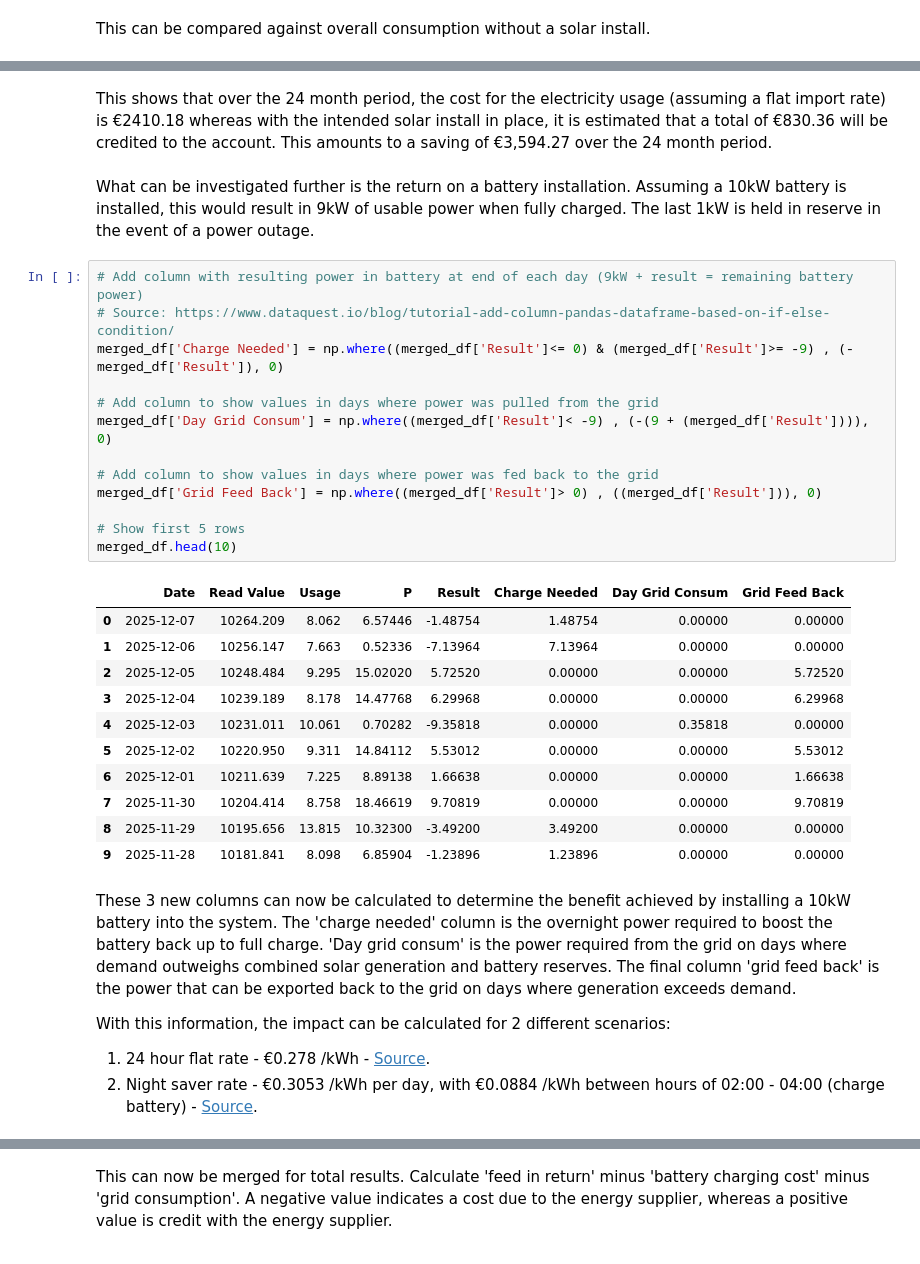
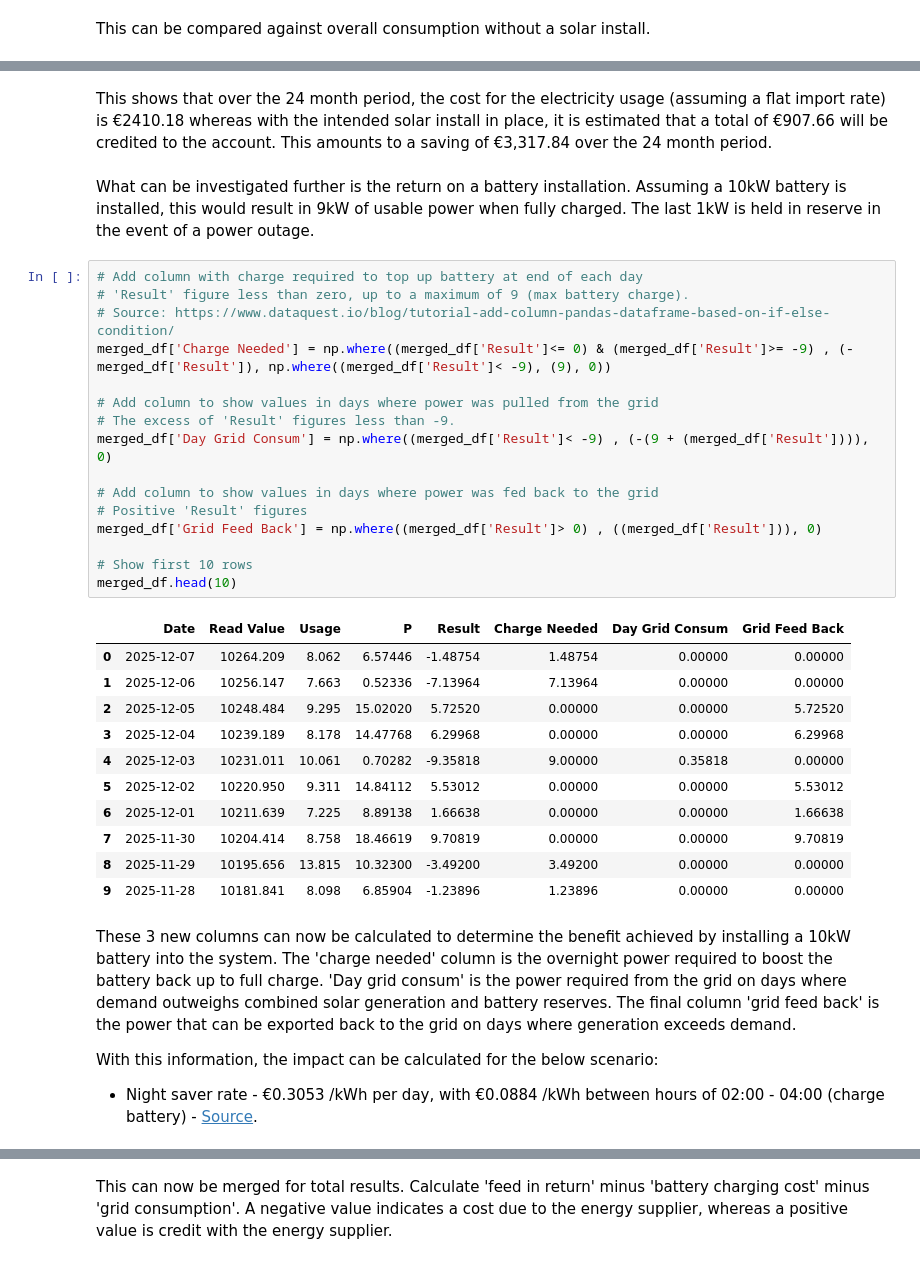
Before and after one commit to danielfinnerty/PFDA, a Jupyter notebook: project/solar_assessment.ipynb, the cells around one changed output, grey strips where cells are left out. Cells and saved outputs as stored; diff of their text form.

Commit message:
Minor tweaks to solar_assessment.ipynb

```diff
--- a/project/solar_assessment.ipynb
+++ b/project/solar_assessment.ipynb
@@ -1169,29 +1164,32 @@ The total electricity import cost over the 24 months without solar is € 2410.1
 The electricity import cost from Dec 1st 2023 to Nov 30th 2024 is € 1271.22
 and the electricity import cost from Dec 1st 2024 to Nov 30th 2025 is € 1138.97
 # %% [markdown]
-This shows that over the 24 month period, the cost for the electricity usage (assuming a flat import rate) is €2410.18 whereas with the intended solar install in place, it is estimated that a total of €830.36 will be credited to the account. This amounts to a saving of €3,594.27 over the 24 month period.
+This shows that over the 24 month period, the cost for the electricity usage (assuming a flat import rate) is €2410.18 whereas with the intended solar install in place, it is estimated that a total of €907.66 will be credited to the account. This amounts to a saving of €3,317.84 over the 24 month period.
 # %% [markdown]
 What can be investigated further is the return on a battery installation. Assuming a 10kW battery is installed, this would result in 9kW of usable power when fully charged. The last 1kW is held in reserve in the event of a power outage.
 # %%
-# Add column with resulting power in battery at end of each day (9kW + result = remaining battery power)
+# Add column with charge required to top up battery at end of each day
+# 'Result' figure less than zero, up to a maximum of 9 (max battery charge).
 # Source: https://www.dataquest.io/blog/tutorial-add-column-pandas-dataframe-based-on-if-else-condition/
-merged_df['Charge Needed'] = np.where((merged_df['Result']<= 0) & (merged_df['Result']>= -9) , (-merged_df['Result']), 0)
+merged_df['Charge Needed'] = np.where((merged_df['Result']<= 0) & (merged_df['Result']>= -9) , (-merged_df['Result']), np.where((merged_df['Result']< -9), (9), 0))
 
 # Add column to show values in days where power was pulled from the grid
+# The excess of 'Result' figures less than -9.
 merged_df['Day Grid Consum'] = np.where((merged_df['Result']< -9) , (-(9 + (merged_df['Result']))), 0)
 
 # Add column to show values in days where power was fed back to the grid
+# Positive 'Result' figures
 merged_df['Grid Feed Back'] = np.where((merged_df['Result']> 0) , ((merged_df['Result'])), 0)
 
-# Show first 5 rows
+# Show first 10 rows
 merged_df.head(10)
 # %% [output]
 |  | Date | Read Value | Usage | P | Result | Charge Needed | Day Grid Consum | Grid Feed Back |
 | 0 | 2025-12-07 | 10264.209 | 8.062 | 6.57446 | -1.48754 | 1.48754 | 0.00000 | 0.00000 |
 | 1 | 2025-12-06 | 10256.147 | 7.663 | 0.52336 | -7.13964 | 7.13964 | 0.00000 | 0.00000 |
 | 2 | 2025-12-05 | 10248.484 | 9.295 | 15.02020 | 5.72520 | 0.00000 | 0.00000 | 5.72520 |
 | 3 | 2025-12-04 | 10239.189 | 8.178 | 14.47768 | 6.29968 | 0.00000 | 0.00000 | 6.29968 |
-| 4 | 2025-12-03 | 10231.011 | 10.061 | 0.70282 | -9.35818 | 0.00000 | 0.35818 | 0.00000 |
+| 4 | 2025-12-03 | 10231.011 | 10.061 | 0.70282 | -9.35818 | 9.00000 | 0.35818 | 0.00000 |
 | 5 | 2025-12-02 | 10220.950 | 9.311 | 14.84112 | 5.53012 | 0.00000 | 0.00000 | 5.53012 |
 | 6 | 2025-12-01 | 10211.639 | 7.225 | 8.89138 | 1.66638 | 0.00000 | 0.00000 | 1.66638 |
 | 7 | 2025-11-30 | 10204.414 | 8.758 | 18.46619 | 9.70819 | 0.00000 | 0.00000 | 9.70819 |
@@ -1200,7 +1198,6 @@ merged_df.head(10)
 # %% [markdown]
 These 3 new columns can now be calculated to determine the benefit achieved by installing a 10kW battery into the system. The 'charge needed' column is the overnight power required to boost the battery back up to full charge. 'Day grid consum' is the power required from the grid on days where demand outweighs combined solar generation and battery reserves. The final column 'grid feed back' is the power that can be exported back to the grid on days where generation exceeds demand.
 
-With this information, the impact can be calculated for 2 different scenarios:
-1. 24 hour flat rate - €0.278 /kWh - [Source](https://www.electricireland.ie/switch/new-customer/price-plans?priceType=E).
-2. Night saver rate - €0.3053 /kWh per day, with €0.0884 /kWh between hours of 02:00 - 04:00 (charge battery) - [Source](https://www.electricireland.ie/switch/new-customer/price-plans?priceType=E).
+With this information, the impact can be calculated for the below scenario:
+- Night saver rate - €0.3053 /kWh per day, with €0.0884 /kWh between hours of 02:00 - 04:00 (charge battery) - [Source](https://www.electricireland.ie/switch/new-customer/price-plans?priceType=E).
 # %%
```
Also changed, not shown: parts of 16 cells of this notebook.
